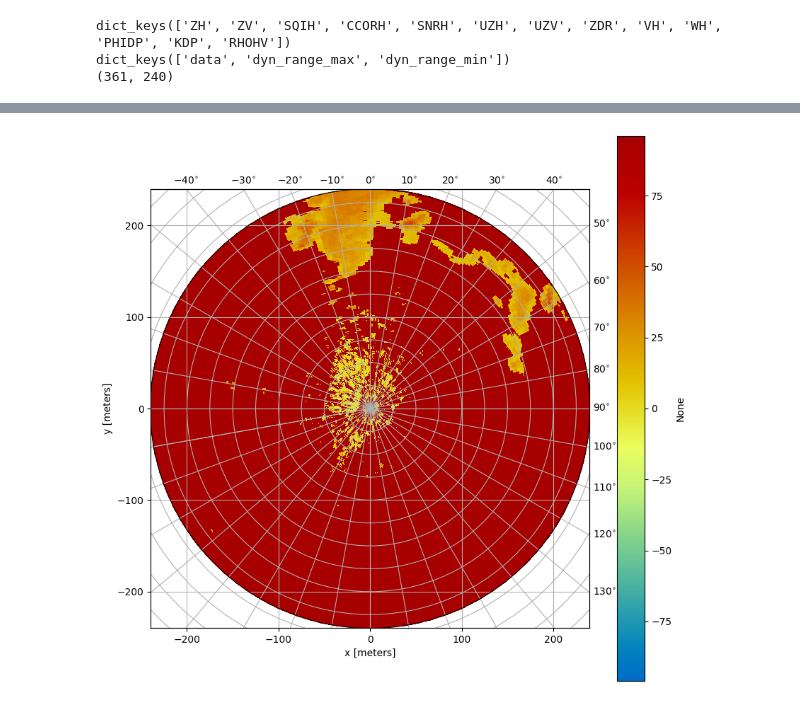
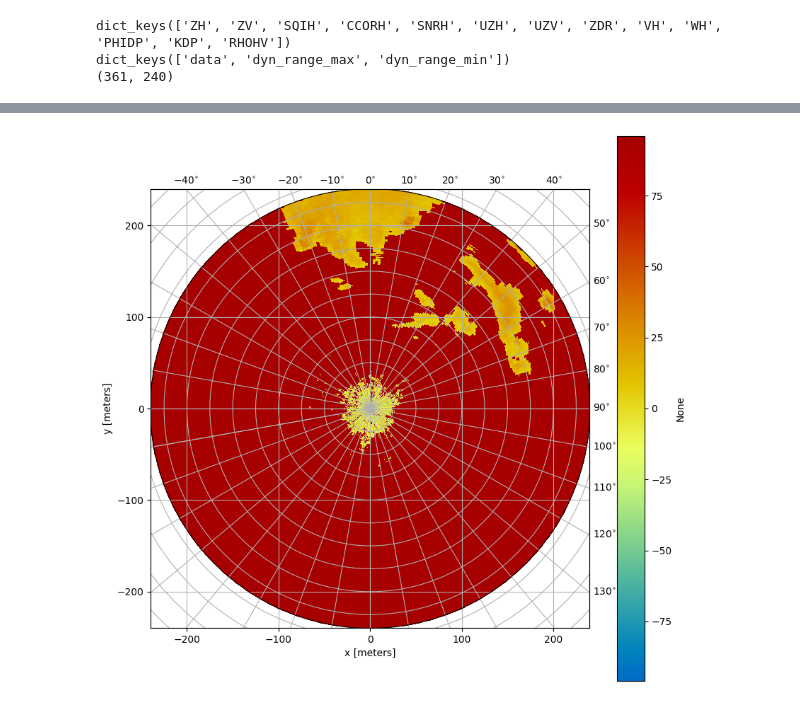
Before and after one commit to jpweideman/DL-Storm-Initiation-Nowcasting, a Jupyter notebook: Data_Reading.ipynb, the cells around one changed output, grey strips where cells are left out. Drawn from its saved outputs; the diff is of its cells as text; code cells hidden in the pictures.

Commit message:
Extracting data to create LSTM model

```diff
--- a/Data_Reading.ipynb
+++ b/Data_Reading.ipynb
@@ -104,8 +128,8 @@ dict_keys(['data', 'dyn_range_max', 'dyn_range_min'])
 # %%
 fig = plt.figure(figsize=(10, 10))
 da = wrl.georef.create_xarray_dataarray(
-    data["SCAN0"]["ZH"]["data"]
+    data["SCAN3"]["ZH"]["data"]
 ).wrl.georef.georeference()
 im = da.wrl.vis.plot(fig=fig, crs="cg")
 # %% [output]
-[figure, old version]
+[figure, new version]
```
Also changed, not shown: parts of 3 cells of this notebook, 5 other files.
